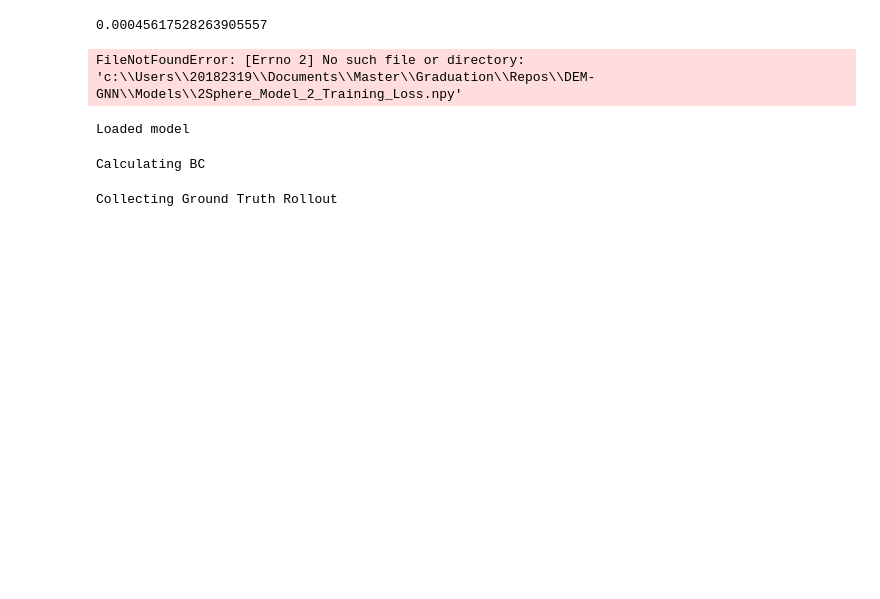
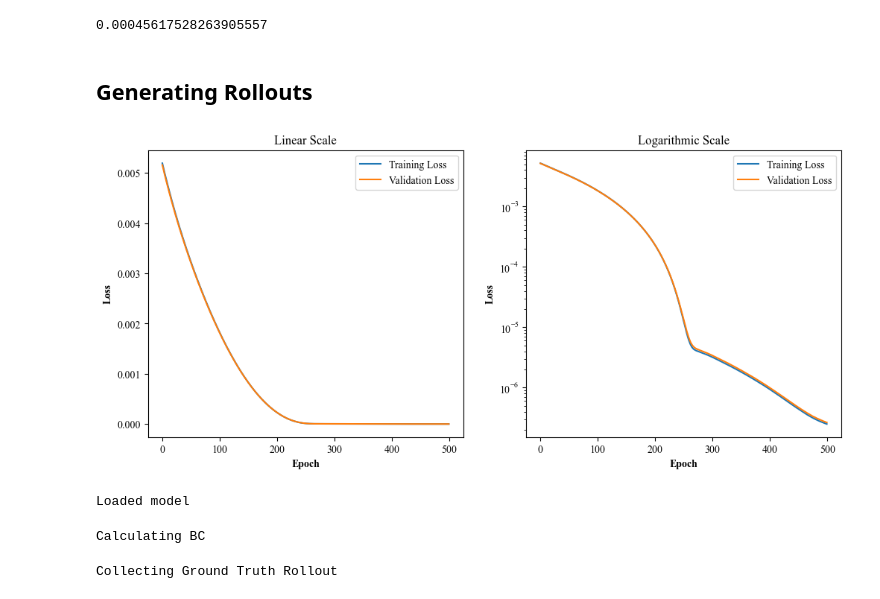
Before and after one commit to MaxGeraedts/DEM-GNN, a Jupyter notebook: Equivariant_model.ipynb, the cells around one changed output. Saved outputs shown, nothing was run; the diff lists cells and outputs as text; code cells hidden in the pictures; blank space fills up the shorter version.

Commit message:
Fixed Rollout bug, setup for 2Sphere model4

```diff
--- a/Equivariant_model.ipynb
+++ b/Equivariant_model.ipynb
@@ -22,6 +26,7 @@ from ML_functions import DEM_Dataset, Trainer, GetModel
 # %%
+from ML_functions import DEM_Dataset, Trainer, GetModel
 dataset_name="2Sphere"
-model_ident = "Model_2"
+model_ident = "Model_3"
 data_split=[0.85, 0.95]
 pre_transform = T.Compose([T.Cartesian(False),
                            T.Distance(norm=False,cat=True)])
@@ -155,11 +163,14 @@ def MaskTestData(dataset_name):
     mask = DataMask(loaded_data[0],)[2]
     test_data = [data[mask] for data in loaded_data]
     return test_data
+# %% [markdown]
+## Generating Rollouts
 # %%
 from Plotting import PlotTrainingLoss
-fig, axs = PlotTrainingLoss(dataset_name,model_ident)
+try: fig, axs = PlotTrainingLoss(dataset_name,model_ident)
+except: print("Failed plot")
 # %% [output]
-FileNotFoundError: [Errno 2] No such file or directory: 'c:\\Users\\20182319\\Documents\\Master\\Graduation\\Repos\\DEM-GNN\\Models\\2Sphere_Model_2_Training_Loss.npy'
+[figure, added]
 # %%
 from Plotting import PlotXYZ
 from ML_functions import NormalizePos, GetModel
```
Also changed, not shown: parts of 19 cells of this notebook, 6 other files.
